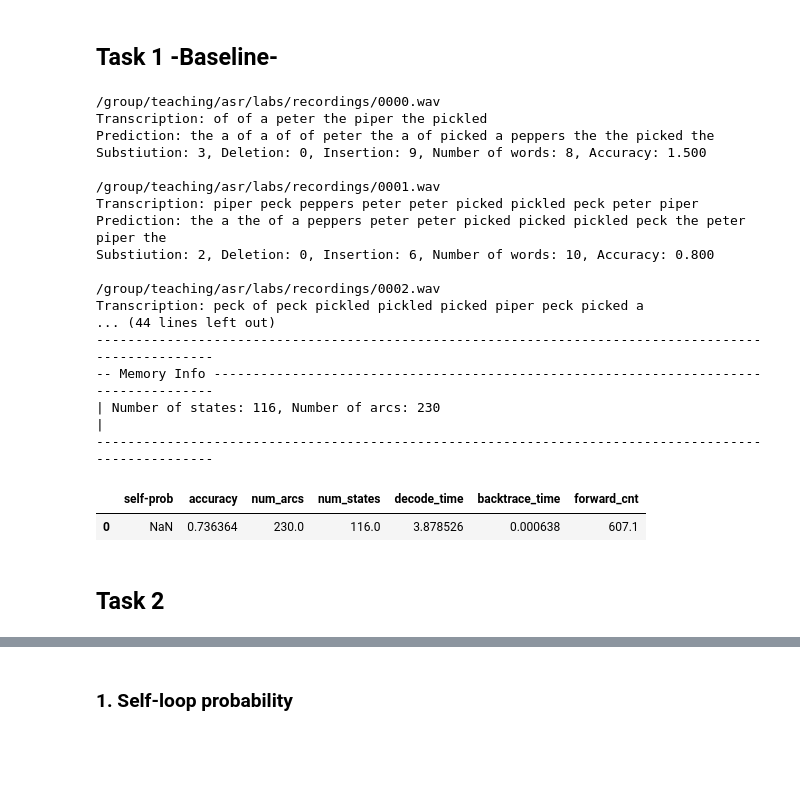
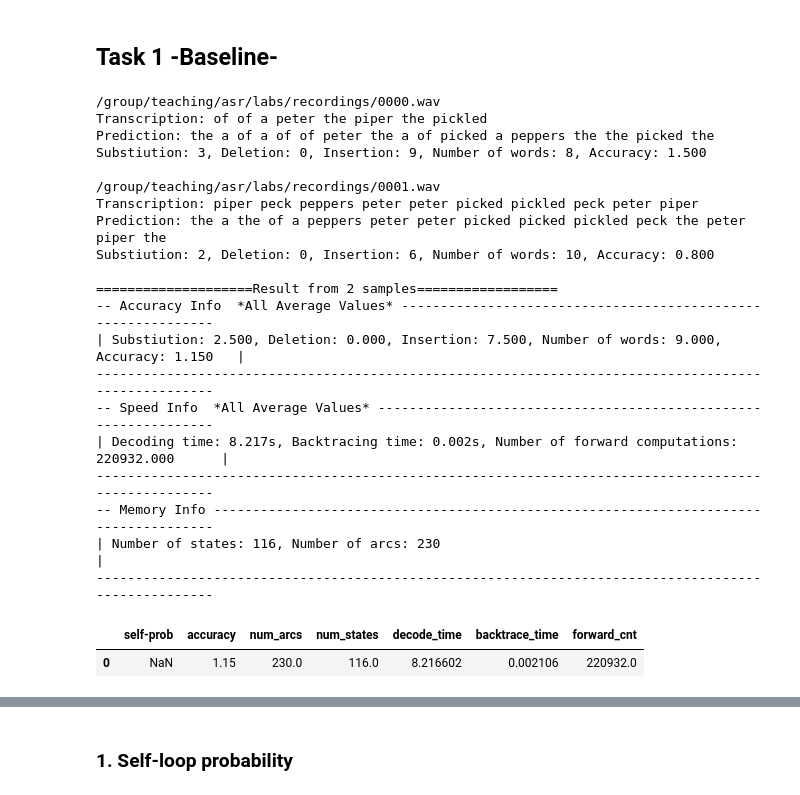
Before and after one commit to LIM-june/INFR11033_assignment, a Jupyter notebook: assignment.ipynb, the cells around one changed output, grey strips where cells are left out. Cells and saved outputs as stored; diff of their text form; code cells hidden in the pictures; blank space fills up the shorter version.

```diff
--- a/assignment.ipynb
+++ b/assignment.ipynb
@@ -38,10 +39,13 @@ import time
 # %%
+# configurations
 class CFG:
-    DEBUG = False
+    DEBUG = True
     if DEBUG:
-        sample_num = 1
+        sample_num = 2
     else:
         sample_num = 100
+
+    audio_path = '/group/teaching/asr/labs/recordings/*.wav'
 # %% [markdown]
 ### Generate State Table, Phone Table, Word Table from the Lexicon
 # %%
@@ -117,9 +121,13 @@ class BaselineWfst:
 
         Args:
             n (int): states per phone HMM
+            lex: lexicon
+            self_loop_prob: hyperparameter
+            final_prob_dict: hyperparameter dictionary
+            uni_prob_dict: hyperparameter dictionary
 
         Returns:
-            the constructed WFST
+            class storing the constructed WFST
 
         """
 
@@ -135,6 +143,7 @@ class BaselineWfst:
     def generate_weighted_phone_wfst(self, f, start_state, phone, n, olabel):
         """
         Generate a weighted WFST representing an n-state left-to-right phone HMM.
+        Internal function for creating word wfst
 
         Args:
             f (fst.Fst()): an FST object, assumed to exist already
@@ -547,36 +587,42 @@ Requirement already satisfied: six>=1.5 in /afs/inf.ed.ac.uk/user/s22/s2264670/.
 # %% [markdown]
 ## Task 1 -Baseline-
 # %%
-import pandas as pd
+# create WFST and decoder
+f = BaselineWfst().f
+decoder = BaselineViterbiDecoder()
+
+# create ASR
+asr = ASR(f, decoder, CFG.audio_path, CFG.sample_num, verbose_all = True, verbose_result = True)
+
+# save result in a dataframe
 result_df_1 = pd.DataFrame(columns=["self-prob", "accuracy","num_arcs",
                                       "num_states","decode_time", "backtrace_time", "forward_cnt"])
-file_path = '/group/teaching/asr/labs/recordings/*.wav'
-asr = ASR(BaselineWfst, BaselineViterbiDecoder, file_path, sample_num=CFG.sample_num, self_loop_prob=None)
-tmp = pd.Series([None, asr.accuracy, asr.num_arcs, asr.wfst.num_states(),
+tmp = pd.Series([None, asr.accuracy, asr.num_arcs, asr.num_states,
                      asr.decode_time, asr.backtrace_time, asr.forward_cnt], index=result_df_1.columns, name=0)
 result_df_1 = result_df_1.append(tmp)
 if CFG.DEBUG == False:
     result_df_1.to_csv("task_1_baseline_df.csv",index=False)
 result_df_1
 # %% [output]
 /group/teaching/asr/labs/recordings/0000.wav
 Transcription: of of a peter the piper the pickled
 Prediction: the a of a of of peter the a of picked a peppers the the picked the
 Substiution: 3, Deletion: 0, Insertion: 9, Number of words: 8, Accuracy: 1.500
 
 /group/teaching/asr/labs/recordings/0001.wav
 Transcription: piper peck peppers peter peter picked pickled peck peter piper
 Prediction: the a the of a peppers peter peter picked picked pickled peck the peter piper the
 Substiution: 2, Deletion: 0, Insertion: 6, Number of words: 10, Accuracy: 0.800
 
-/group/teaching/asr/labs/recordings/0002.wav
-Transcription: peck of peck pickled pickled picked piper peck picked a
-... (44 lines left out)
+====================Result from 2 samples==================
+-- Accuracy Info  *All Average Values* -------------------------------------------------------------
+| Substiution: 2.500, Deletion: 0.000, Insertion: 7.500, Number of words: 9.000, Accuracy: 1.150   |
+----------------------------------------------------------------------------------------------------
+-- Speed Info  *All Average Values* ----------------------------------------------------------------
+| Decoding time: 8.217s, Backtracing time: 0.002s, Number of forward computations: 220932.000      |
 ----------------------------------------------------------------------------------------------------
 -- Memory Info -------------------------------------------------------------------------------------
 | Number of states: 116, Number of arcs: 230                                                       |
 ----------------------------------------------------------------------------------------------------
 |  | self-prob | accuracy | num_arcs | num_states | decode_time | backtrace_time | forward_cnt |
-| 0 | NaN | 0.736364 | 230.0 | 116.0 | 3.878526 | 0.000638 | 607.1 |
+| 0 | NaN | 1.15 | 230.0 | 116.0 | 8.216602 | 0.002106 | 220932.0 |
-# %% [markdown]
-## Task 2
```
Also changed, not shown: parts of 29 cells of this notebook.
